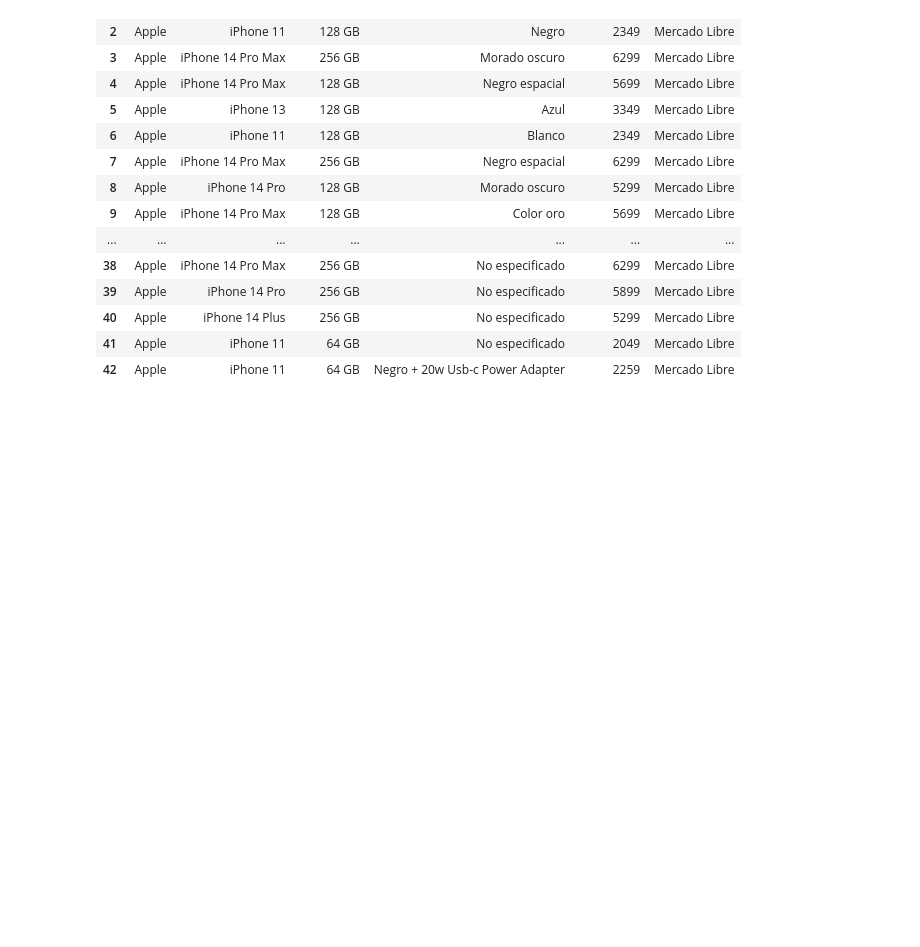
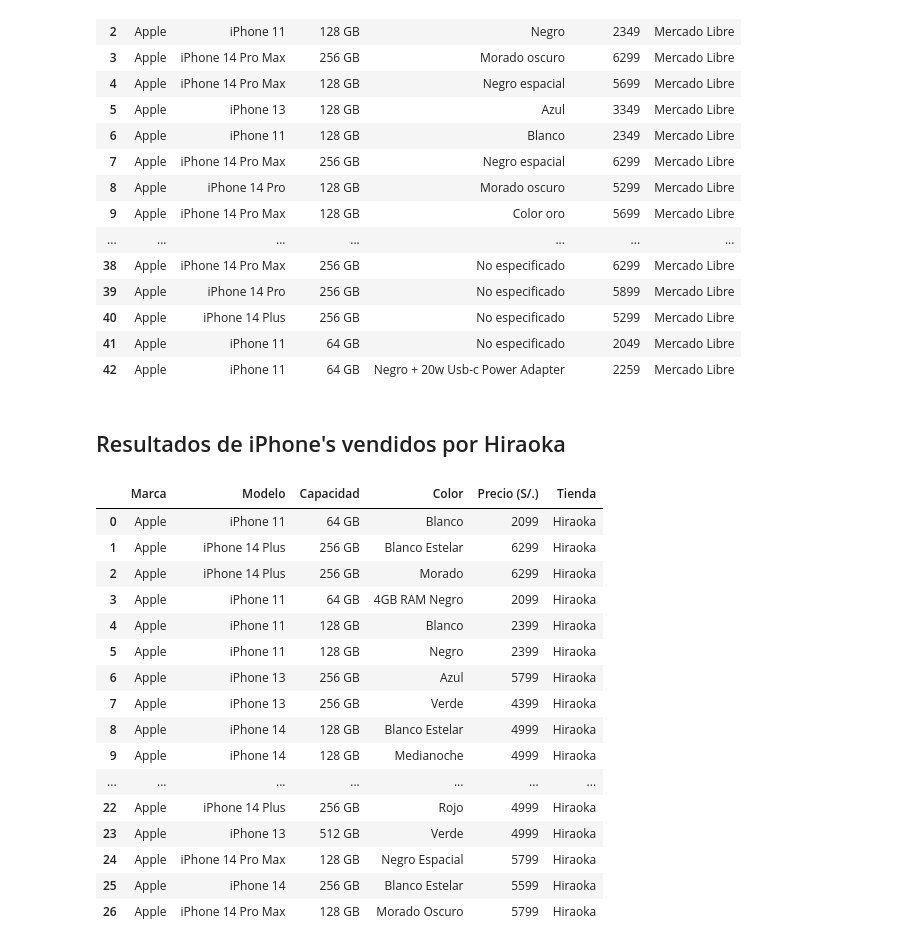
Before and after one commit to Marcelloprime/Comparacion_Precios_Peru, a Jupyter notebook: Comparacion_de_precios.ipynb, the cells around one changed output. Drawn from its saved outputs; the diff is of its cells as text; code cells hidden in the pictures; blank space fills up the shorter version.

Commit message:
Web Scraping de Hiraoka

```diff
--- a/Comparacion_de_precios.ipynb
+++ b/Comparacion_de_precios.ipynb
@@ -178,3 +178,5 @@ mercado_libre
 | 40 | Apple | iPhone 14 Plus | 256 GB | No especificado | 5299 | Mercado Libre |
 | 41 | Apple | iPhone 11 | 64 GB | No especificado | 2049 | Mercado Libre |
 | 42 | Apple | iPhone 11 | 64 GB | Negro + 20w Usb-c Power Adapter | 2259 | Mercado Libre |
+# %% [markdown]
+## Resultados de iPhone's vendidos por Hiraoka
@@ -180,0 +242,21 @@ mercado_libre
+# %%
+hiraoka = tabla_hiraoka('https://hiraoka.com.pe/apple-peru/iphone')
+hiraoka
+# %% [output]
+|  | Marca | Modelo | Capacidad | Color | Precio (S/.) | Tienda |
+| 0 | Apple | iPhone 11 | 64 GB | Blanco | 2099 | Hiraoka |
+| 1 | Apple | iPhone 14 Plus | 256 GB | Blanco Estelar | 6299 | Hiraoka |
+| 2 | Apple | iPhone 14 Plus | 256 GB | Morado | 6299 | Hiraoka |
+| 3 | Apple | iPhone 11 | 64 GB | 4GB RAM Negro | 2099 | Hiraoka |
+| 4 | Apple | iPhone 11 | 128 GB | Blanco | 2399 | Hiraoka |
+| 5 | Apple | iPhone 11 | 128 GB | Negro | 2399 | Hiraoka |
+| 6 | Apple | iPhone 13 | 256 GB | Azul | 5799 | Hiraoka |
+| 7 | Apple | iPhone 13 | 256 GB | Verde | 4399 | Hiraoka |
+| 8 | Apple | iPhone 14 | 128 GB | Blanco Estelar | 4999 | Hiraoka |
+| 9 | Apple | iPhone 14 | 128 GB | Medianoche | 4999 | Hiraoka |
+| ... | ... | ... | ... | ... | ... | ... |
+| 22 | Apple | iPhone 14 Plus | 256 GB | Rojo | 4999 | Hiraoka |
+| 23 | Apple | iPhone 13 | 512 GB | Verde | 4999 | Hiraoka |
+| 24 | Apple | iPhone 14 Pro Max | 128 GB | Negro Espacial | 5799 | Hiraoka |
+| 25 | Apple | iPhone 14 | 256 GB | Blanco Estelar | 5599 | Hiraoka |
+| 26 | Apple | iPhone 14 Pro Max | 128 GB | Morado Oscuro | 5799 | Hiraoka |
```
Also changed, not shown: parts of 2 cells of this notebook.
